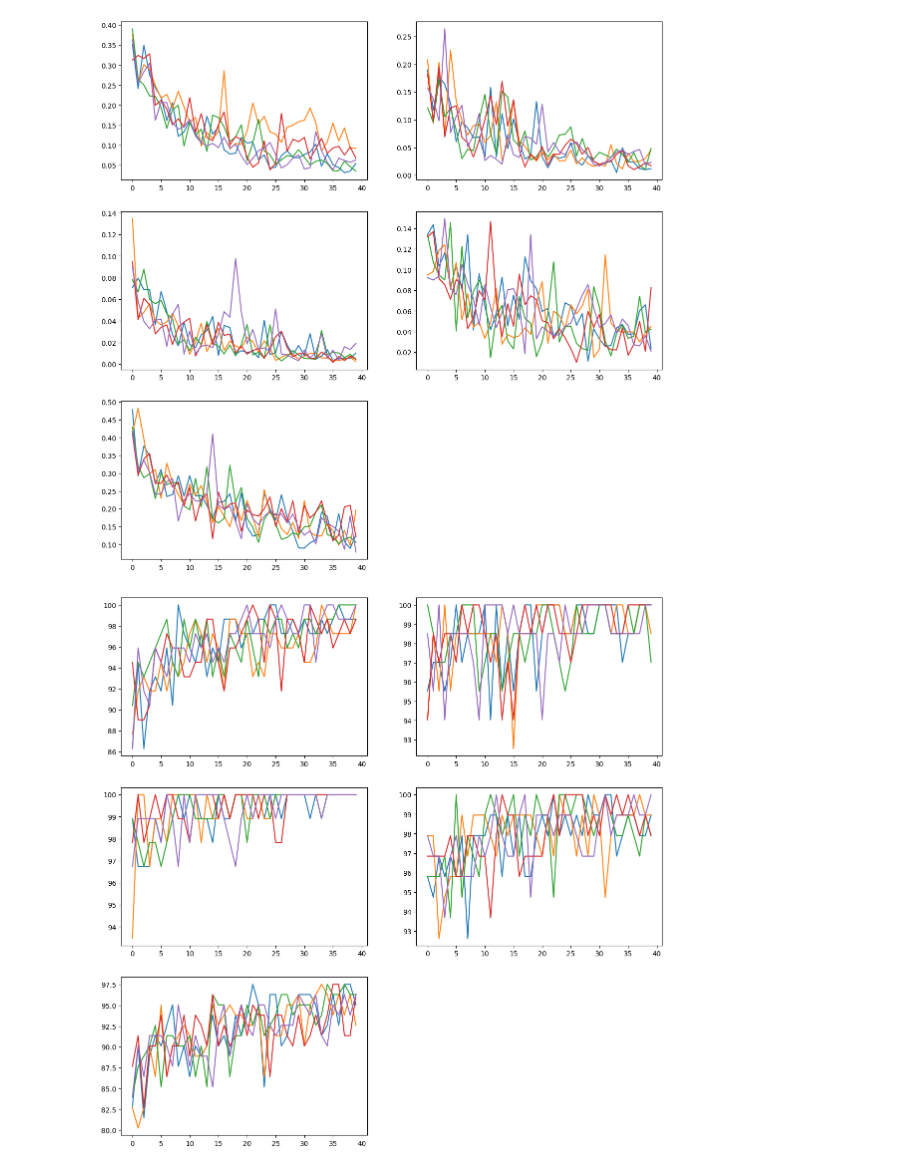
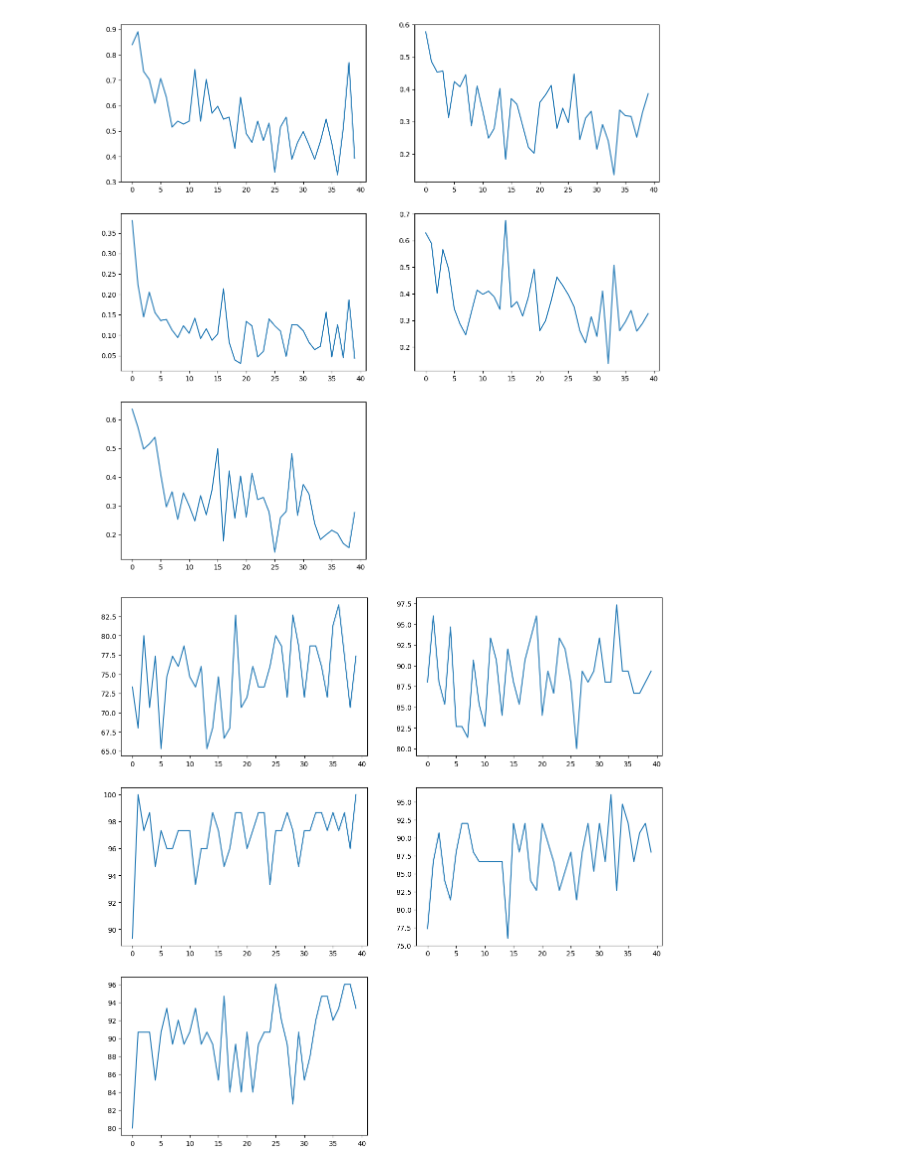
Before and after one commit to cwhoaon/CAML, a Jupyter notebook: plot_task.ipynb, the cells around one changed output. Drawn from its saved outputs; the diff is of its cells as text; code cells hidden in the pictures.

```diff
--- a/plot_task.ipynb
+++ b/plot_task.ipynb
@@ -5,13 +5,31 @@ import os
 import matplotlib.pyplot as plt
 # %%
 # datasets = ['fungi', 'mscoco', 'wikiart_artist']
-dataset = 'fungi'
-targets = ['full', 'bias', 'qkv_bias', 'even_qkv_bias', 'q_bias', 'even_q_bias']
 
-lr = 0.05
-noise = 0.2
+# targets = ['full', 'bias', 'qkv_bias', 'even_qkv_bias', 'q_bias', 'even_q_bias']
+# targets = [
+#     'te',
+#     'te_bias',
+#     'te_qkv_bias',
+#     'te_even_qkv_bias',
+#     'te_q_bias',
+#     'te_even_q_bias',
+#     'fe',
+#     'fe_bias',
+#     'fe_qkv_bias',
+#     'fe_even_qkv_bias',
+#     'fe_q_bias',
+#     'fe_even_q_bias',
+# ]
 
-src_path = f"outputs/ft_trajs_{target}_train_40steps_{lr}lr_5seeds_{noise}noise"
+# dataset = 'fungi'
+# dataset = 'wikiart_artist'
+dataset = 'mscoco'
+target = 'fe_even_q_bias'
+lr = 0.1
+noise = 0.1
+
+# src_path = f"outputs/ft_trajs_{target}_train_40steps_{lr}lr_1seeds_{noise}noise"
 # %%
 def plot_task_loss(dataset, target, lr, noise):
     plt.figure(figsize=(14,14))
@@ -28,7 +46,7 @@ def plot_task_loss(dataset, target, lr, noise):
 # %%
 def plot_task_acc(dataset, target, lr, noise):
     plt.figure(figsize=(14,14))
-    src_path = f"outputs/ft_trajs_{target}_train_40steps_{lr}lr_5seeds_{noise}noise/{dataset}"
+    src_path = f"outputs/ft_trajs_{target}_train_40steps_{lr}lr_1seeds_{noise}noise/{dataset}"
     file_names = sorted(list(filter(lambda fn: 'acc' in fn, os.listdir(src_path))))
     x = np.arange(0, 40)
     for i, file_name in enumerate(file_names):
@@ -39,11 +57,11 @@ def plot_task_acc(dataset, target, lr, noise):
 
     plt.show()
 # %%
-plot_task_loss('fungi', 'even_qkv_bias', 0.05, 0.2)
+plot_task_loss(dataset, target, 0.1, 0.1)
 # %% [output]
-[figure, old version]
+[figure, new version]
 # %%
-plot_task_acc('fungi', 'even_qkv_bias', 0.05, 0.2)
+plot_task_acc(dataset, target, 0.1, 0.1)
 # %% [output]
-[figure, old version]
+[figure, new version]
 # %%
```
Also changed, not shown: parts of 6 cells of this notebook, 9 other files.
